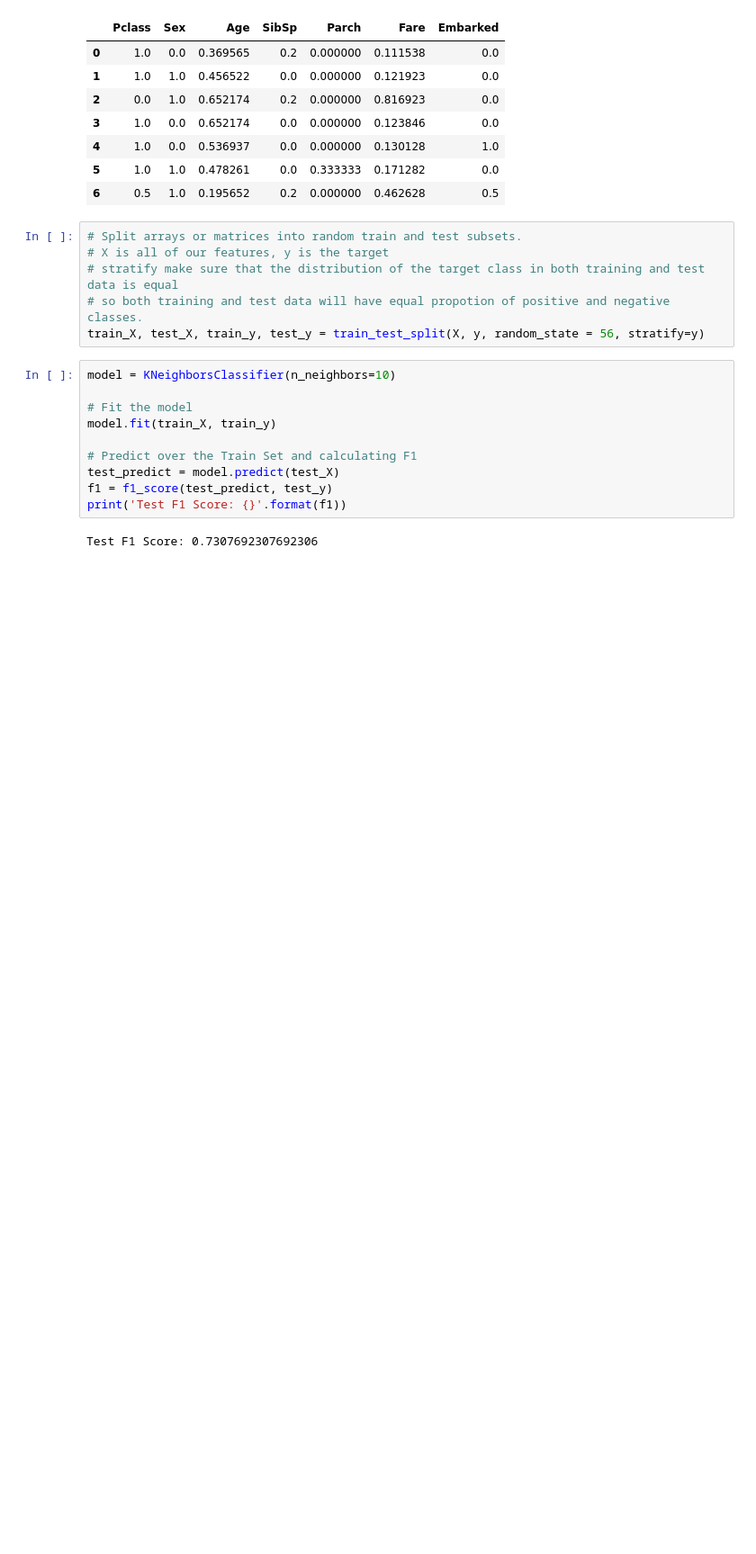
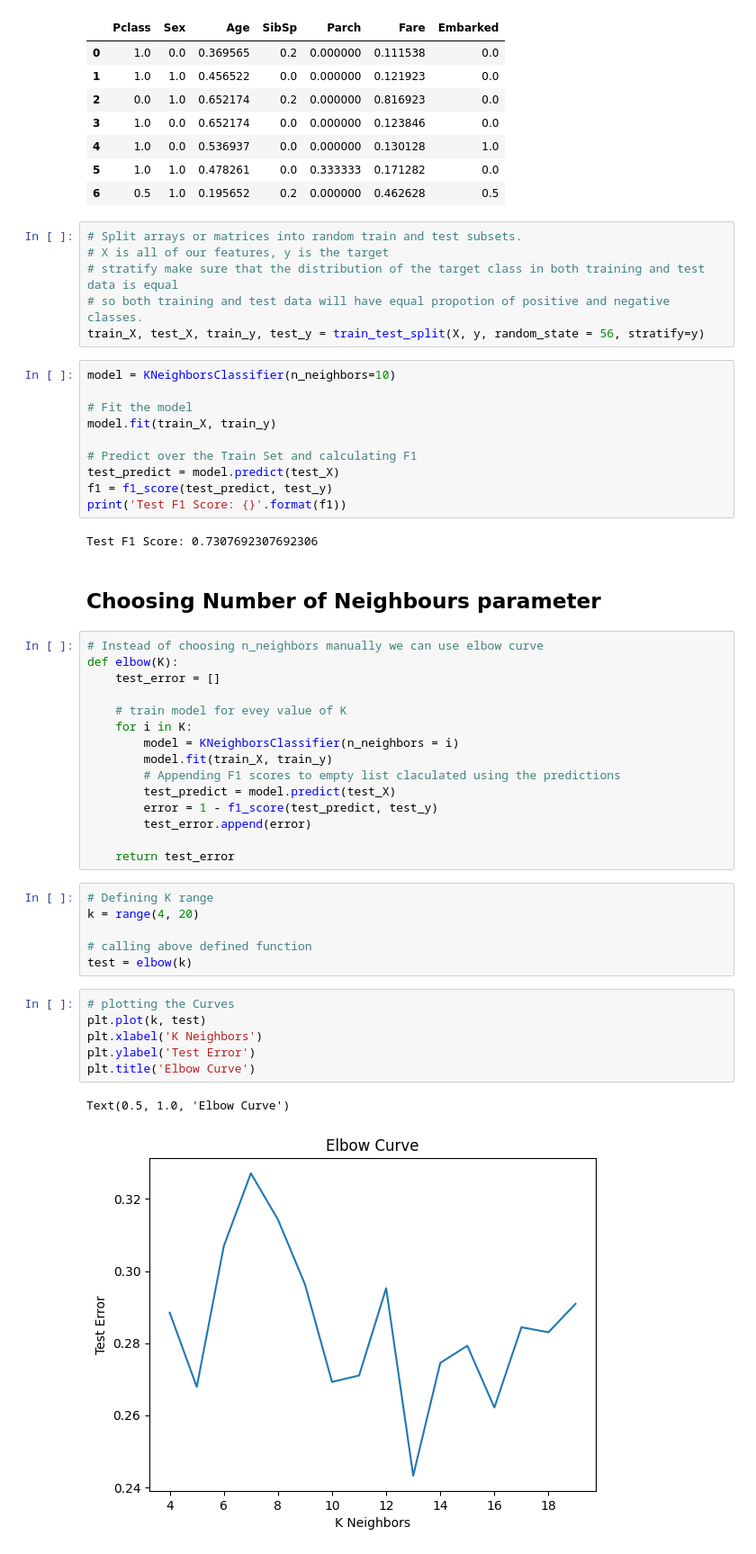
Before and after one commit to Lian-La-Fey/ML-Project-KNN_Classifier, a Jupyter notebook: knn_classifier.ipynb, the cells around one changed output. Shown at 90% size. Drawn from its saved outputs; the diff is of its cells as text; blank space fills up the shorter version.

```diff
--- a/knn_classifier.ipynb
+++ b/knn_classifier.ipynb
@@ -304,3 +304,35 @@ f1 = f1_score(test_predict, test_y)
 print('Test F1 Score: {}'.format(f1))
 # %% [output]
 Test F1 Score: 0.7307692307692306
+# %% [markdown]
+## Choosing Number of Neighbours parameter
+# %%
+# Instead of choosing n_neighbors manually we can use elbow curve
+def elbow(K):
+    test_error = []
+
+    # train model for evey value of K
+    for i in K:
+        model = KNeighborsClassifier(n_neighbors = i)
+        model.fit(train_X, train_y)
+        # Appending F1 scores to empty list claculated using the predictions
+        test_predict = model.predict(test_X)
+        error = 1 - f1_score(test_predict, test_y)
+        test_error.append(error)
+
+    return test_error
+# %%
+# Defining K range
+k = range(4, 20)
+
+# calling above defined function
+test = elbow(k)
+# %%
+# plotting the Curves
+plt.plot(k, test)
+plt.xlabel('K Neighbors')
+plt.ylabel('Test Error')
+plt.title('Elbow Curve')
+# %% [output]
+Text(0.5, 1.0, 'Elbow Curve')
+[figure, added]
```
Also changed, not shown: parts of 1 cell of this notebook.
